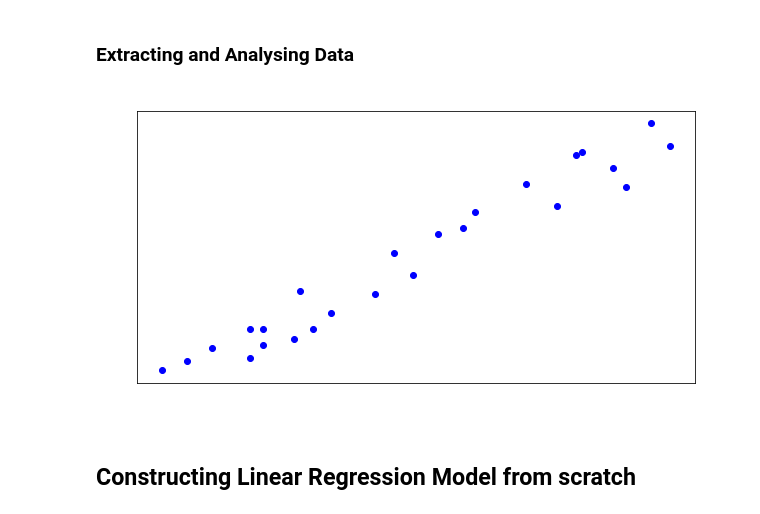
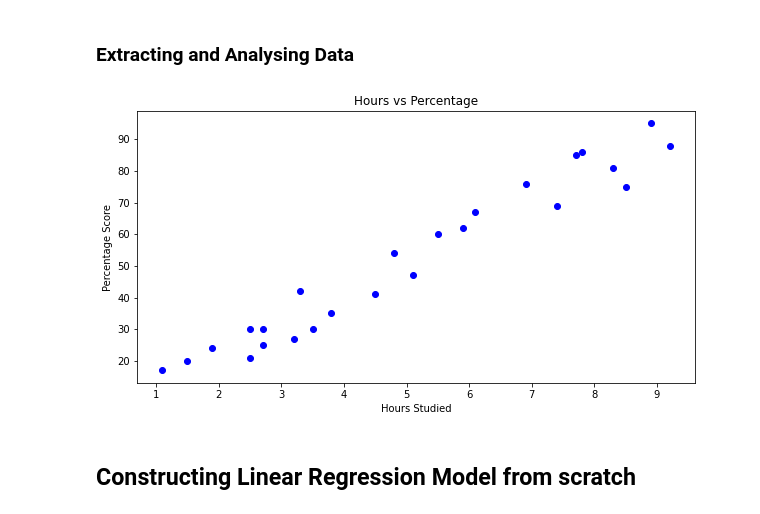
Before and after one commit to nrpu88/GRIP, a Jupyter notebook: task2.ipynb, the cells around one changed output. Drawn from its saved outputs; the diff is of its cells as text; code cells hidden in the pictures.

Commit message:
Changed x and y ticks color

```diff
--- a/task2.ipynb
+++ b/task2.ipynb
@@ -40,16 +40,16 @@ for i in data_a:
 # %%
 fig, ax = plt.subplots(figsize=(10,5))
 
 ax.plot(Hours,Scores,'bo')
-plt.title('Hours vs Percentage',c='white')
-plt.xlabel('Hours Studied',c='white')
-plt.ylabel('Percentage Score',c='white')
-ax.tick_params(axis='x', colors='white')
-ax.tick_params(axis='y', colors='white')
+plt.title('Hours vs Percentage',c='black')
+plt.xlabel('Hours Studied',c='black')
+plt.ylabel('Percentage Score',c='black')
+ax.tick_params(axis='x', colors='black')
+ax.tick_params(axis='y', colors='black')
 
 plt.show()
 # %% [output]
-[figure, old version]
+[figure, new version]
 # %% [markdown]
 ## Constructing Linear Regression Model from scratch
 # %%
```
Also changed, not shown: parts of 1 cell of this notebook.
